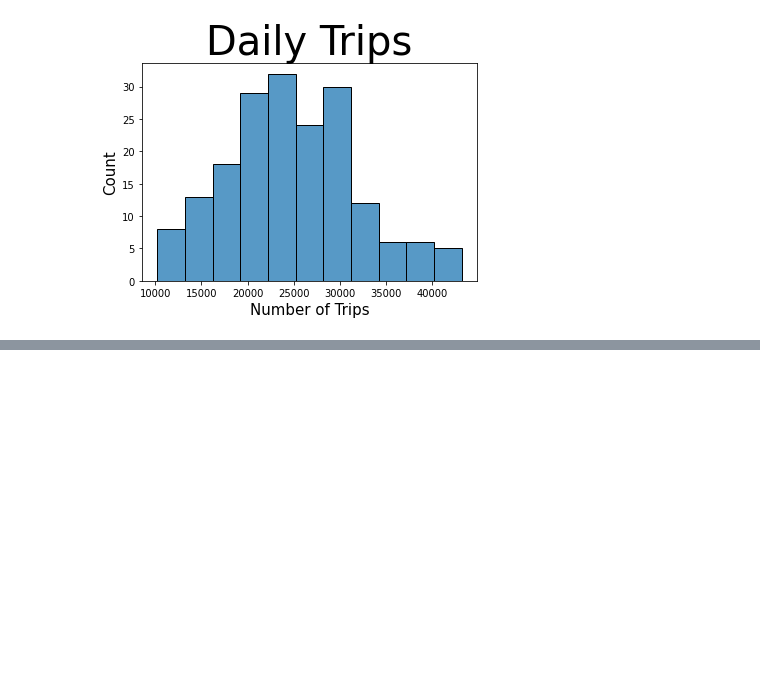
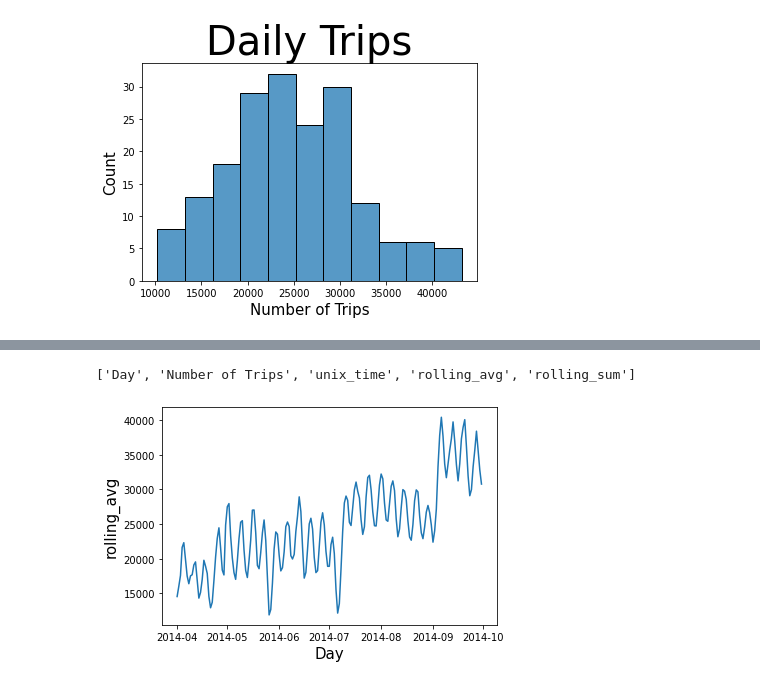
Before and after one commit to milevavantuyl/Movement_NYC, a Jupyter notebook: Melanie Time Series Analysis/Time Series Analysis of All Uber Data.ipynb, the cells around one changed output, grey strips where cells are left out. Cells and saved outputs as stored; diff of their text form; code cells hidden in the pictures; blank space fills up the shorter version.

Commit message:
Added visualizations of the rolling average number of rides

```diff
--- a/Melanie Time Series Analysis/Time Series Analysis of All Uber Data.ipynb
+++ b/Melanie Time Series Analysis/Time Series Analysis of All Uber Data.ipynb
@@ -355,0 +357,8 @@ only showing top 20 rows
+# %%
+from pyspark.sql.window import Window
+df_4days = daily.withColumn('unix_time', F.unix_timestamp('Day', 'yyyy-MM-dd'))
+
+winSpec = Window.orderBy('unix_time').rangeBetween(-2*86400, 0)
+df_4days = df_4days.withColumn('rolling_avg', F.avg('Number of Trips').over(winSpec))
+df_4days = df_4days.withColumn('rolling_sum', F.sum('Number of Trips').over(winSpec))
+df_4days.orderBy('Day').show(20, False)
@@ -355,0 +387,10 @@ only showing top 20 rows
+# %%
+X = df_4days.toPandas()
+list(X)
+# %% [output]
+['Day', 'Number of Trips', 'unix_time', 'rolling_avg', 'rolling_sum']
+# %%
+sns.lineplot(x=X["Day"], y=X["rolling_avg"])
+plt.show()
+# %% [output]
+[figure, added]
```
Also changed, not shown: parts of 14 cells of this notebook.
